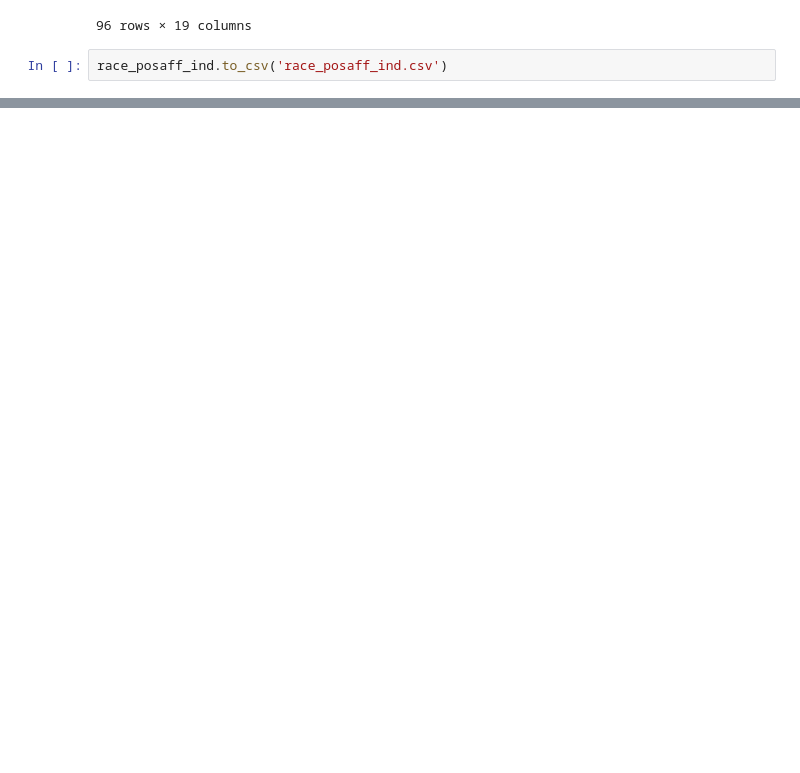
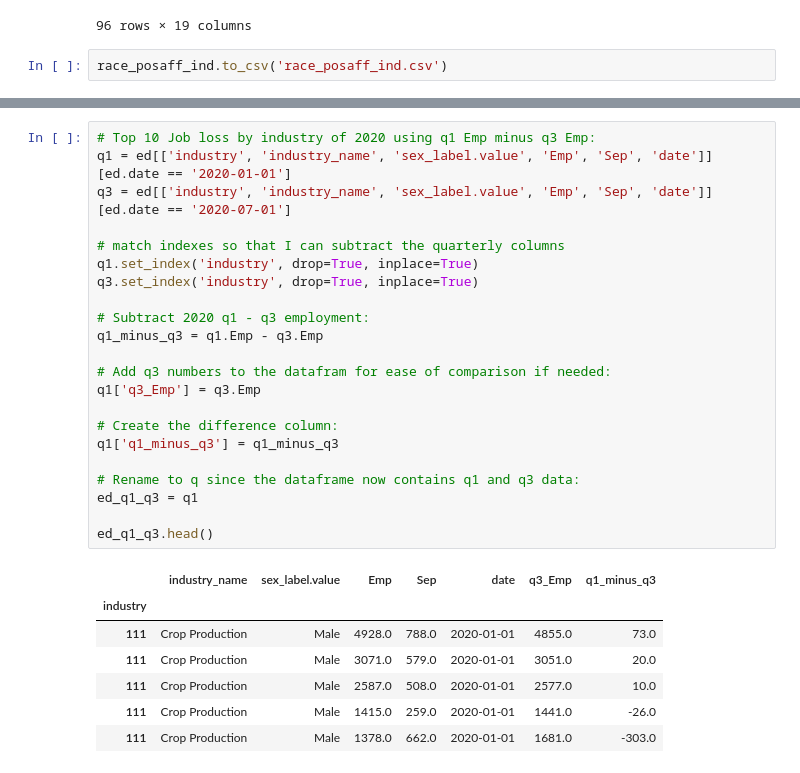
Before and after one commit to capstone-job-market-analysis/job-market-analysis, a Jupyter notebook: jeff_explore.ipynb, the cells around one changed output, grey strips where cells are left out. Cells and saved outputs as stored; diff of their text form; blank space fills up the shorter version.

```diff
--- a/jeff_explore.ipynb
+++ b/jeff_explore.ipynb
@@ -1752,0 +1771,30 @@ race_posaff_ind.to_csv('race_posaff_ind.csv')
+# %%
+# Top 10 Job loss by industry of 2020 using q1 Emp minus q3 Emp:
+q1 = ed[['industry', 'industry_name', 'sex_label.value', 'Emp', 'Sep', 'date']][ed.date == '2020-01-01']
+q3 = ed[['industry', 'industry_name', 'sex_label.value', 'Emp', 'Sep', 'date']][ed.date == '2020-07-01']
+
+# match indexes so that I can subtract the quarterly columns
+q1.set_index('industry', drop=True, inplace=True)
+q3.set_index('industry', drop=True, inplace=True)
+
+# Subtract 2020 q1 - q3 employment:
+q1_minus_q3 = q1.Emp - q3.Emp
+
+# Add q3 numbers to the datafram for ease of comparison if needed:
+q1['q3_Emp'] = q3.Emp
+
+# Create the difference column:
+q1['q1_minus_q3'] = q1_minus_q3
+
+# Rename to q since the dataframe now contains q1 and q3 data:
+ed_q1_q3 = q1
+
+ed_q1_q3.head()
+# %% [output]
+|  | industry_name | sex_label.value | Emp | Sep | date | q3_Emp | q1_minus_q3 |
+| industry |  |  |  |  |  |  |  |
+| 111 | Crop Production | Male | 4928.0 | 788.0 | 2020-01-01 | 4855.0 | 73.0 |
+| 111 | Crop Production | Male | 3071.0 | 579.0 | 2020-01-01 | 3051.0 | 20.0 |
+| 111 | Crop Production | Male | 2587.0 | 508.0 | 2020-01-01 | 2577.0 | 10.0 |
+| 111 | Crop Production | Male | 1415.0 | 259.0 | 2020-01-01 | 1441.0 | -26.0 |
+| 111 | Crop Production | Male | 1378.0 | 662.0 | 2020-01-01 | 1681.0 | -303.0 |
```
Also changed, not shown: parts of 14 cells of this notebook.
